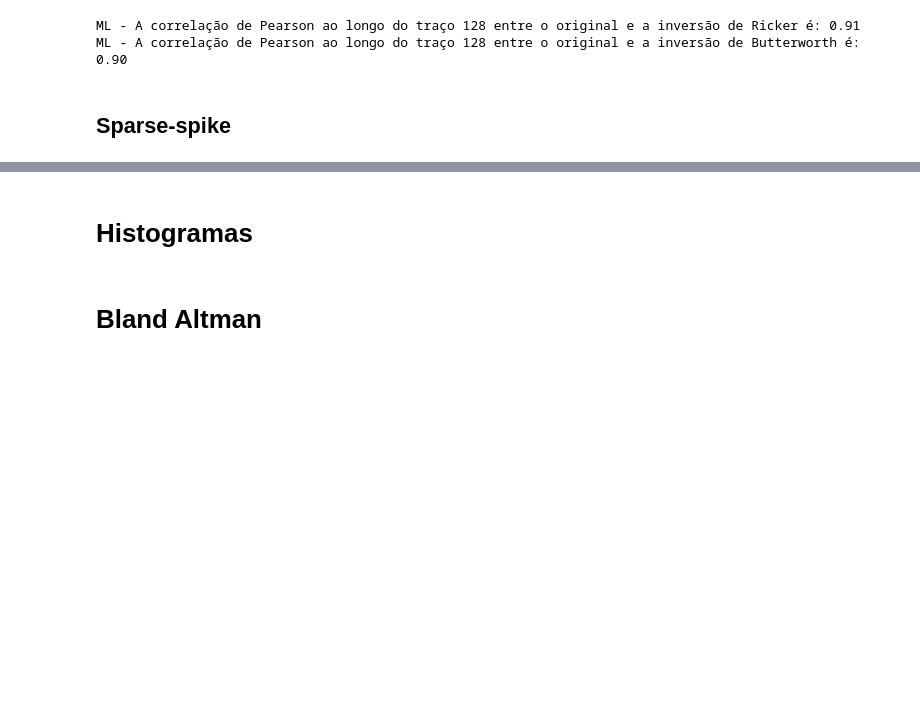
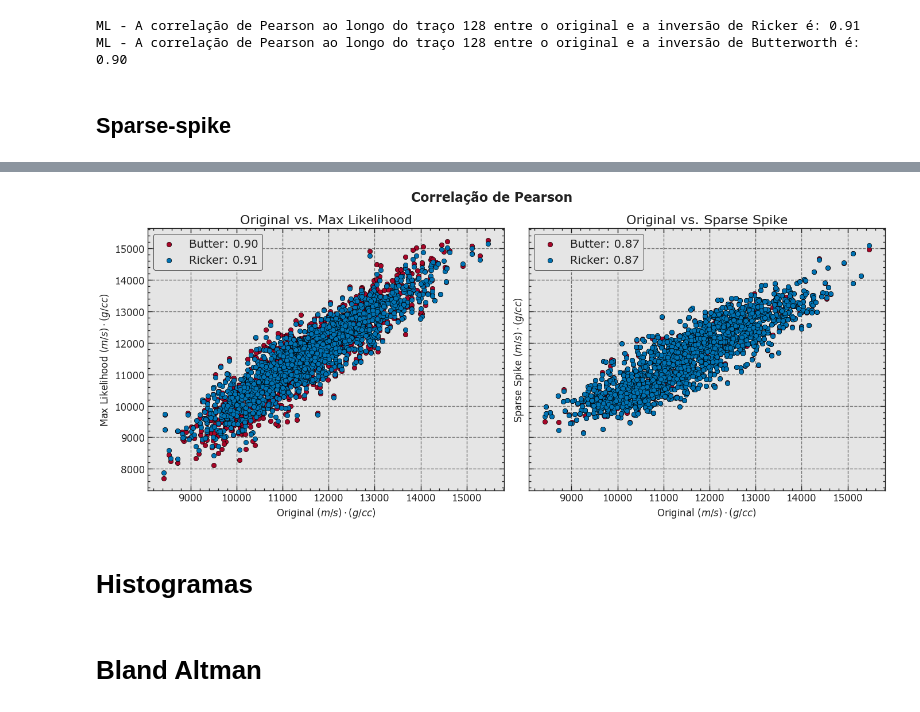
Before and after one commit to albano-a/tcc_methodology, a Jupyter notebook: stats.ipynb, the cells around one changed output, grey strips where cells are left out. Cells and saved outputs as stored; diff of their text form; code cells hidden in the pictures; blank space fills up the shorter version.

```diff
--- a/stats.ipynb
+++ b/stats.ipynb
@@ -64,0 +54,17 @@ residuo_sparse_spike_butter = imp_30hz - butter_sparse_spike
+# %%
+df_numpy = np.load('Uncompressed/inversion_data.npy')
+df = pl.DataFrame({
+    'imp_org': df_numpy[:, 0],
+    'imp_back': df_numpy[:, 1],
+    'ricker_ML': df_numpy[:, 2],
+    'butter_ML': df_numpy[:, 3],
+    'ricker_SS': df_numpy[:, 4],
+    'butter_SS': df_numpy[:, 5]
+})
+shape = (256, 256, 256)
+
+imp_30hz = df["imp_org"].to_numpy().reshape(shape)
+ricker_max_likelihood = df["ricker_ML"].to_numpy().reshape(shape)
+butter_max_likelihood = df["butter_ML"].to_numpy().reshape(shape)
+ricker_sparse_spike = df["ricker_SS"].to_numpy().reshape(shape)
+butter_sparse_spike = df["butter_SS"].to_numpy().reshape(shape)
@@ -389,3 +371,60 @@ plt.show()
+# %%
+import numpy as np
+import matplotlib.pyplot as plt
+from scipy.stats import pearsonr
+
+# Achatar os dados 3D para vetores 1D
+imp_30hz_flat = imp_30hz.flatten()
+ricker_max_likelihood_flat = ricker_max_likelihood.flatten()
+butter_max_likelihood_flat = butter_max_likelihood.flatten()
+ricker_sparse_spike_flat = ricker_sparse_spike.flatten()
+butter_sparse_spike_flat = butter_sparse_spike.flatten()
+
+# Amostrar uma fração dos dados para cálculo eficiente (ajuste a fração conforme necessário)
+sample_fraction = 0.0001  # Exemplo: 0.01% dos dados
+sample_indices = np.random.choice(len(imp_30hz_flat), size=int(len(imp_30hz_flat) * sample_fraction), replace=False)
+
+# Dados amostrados
+imp_org_sample = imp_30hz_flat[sample_indices]
+ricker_ml_sample = ricker_max_likelihood_flat[sample_indices]
+butter_ml_sample = butter_max_likelihood_flat[sample_indices]
+ricker_ss_sample = ricker_sparse_spike_flat[sample_indices]
+butter_ss_sample = butter_sparse_spike_flat[sample_indices]
+
+# Calcular o coeficiente de Pearson na amostra
+corr_or_ml, _ = pearsonr(imp_org_sample, ricker_ml_sample)
+corr_ob_ml, _ = pearsonr(imp_org_sample, butter_ml_sample)
+
+corr_or_ss, _ = pearsonr(imp_org_sample, ricker_ss_sample)
+corr_ob_ss, _ = pearsonr(imp_org_sample, butter_ss_sample)
+
+# Exibir a correlação em um gráfico de dispersão
+fig, axs = plt.subplots(1, 2, sharey=True, sharex=True, figsize=(14, 6))
+
+fig.suptitle("Correlação de Pearson", fontsize=FONT_SIZE, fontweight="bold", color=TEXT_COLOR)
+
+axs[0].scatter(imp_org_sample, butter_ml_sample, color=SECONDARY,label=f'Butter: {np.mean(ml_correlation_ob):.2f}', edgecolor="black")
+axs[0].scatter(imp_org_sample, ricker_ml_sample, color=PRIMARY,label=f'Ricker: {np.mean(ml_correlation_or):.2f}', edgecolor="black")
+# axs[0].plot(imp_org_sample, imp_org_sample, color="black")
+axs[0].set_title("Original vs. Max Likelihood")
+axs[0].set_xlabel(r"Original $(m/s)\cdot(g/cc)$")
+axs[0].set_ylabel(r"Max Likelihood $(m/s)\cdot(g/cc)$")
+axs[0].legend(fontsize=FONT_SIZE - 2, frameon=True, edgecolor='black', framealpha=1, fancybox=True)
+
+axs[1].scatter(imp_org_sample, butter_ss_sample, color=SECONDARY, label=f'Butter: {np.mean(ss_correlation_ob):.2f}', edgecolor="black")
+axs[1].scatter(imp_org_sample, ricker_ss_sample, color=PRIMARY, label=f'Ricker: {np.mean(ss_correlation_or):.2f}', edgecolor="black")
+# axs[1].plot(imp_org_sample, imp_org_sample, color="black")
+axs[1].set_title("Original vs. Sparse Spike")
+axs[1].set_xlabel(r"Original $(m/s)\cdot(g/cc)$")
+axs[1].set_ylabel(r"Sparse Spike $(m/s)\cdot(g/cc)$")
+axs[1].legend(fontsize=FONT_SIZE - 2, frameon=True, edgecolor='black', framealpha=1, fancybox=True)
+
+
+plt.tight_layout()
+plt.savefig("Figures/stats/dispersao_correlacao_pearson.png", dpi=500, bbox_inches="tight")
+plt.show()
+# %% [output]
+[figure, added]
 # %% [markdown]
 # Histogramas
 # %%
```
Also changed, not shown: parts of 16 cells of this notebook, 9 other files.
